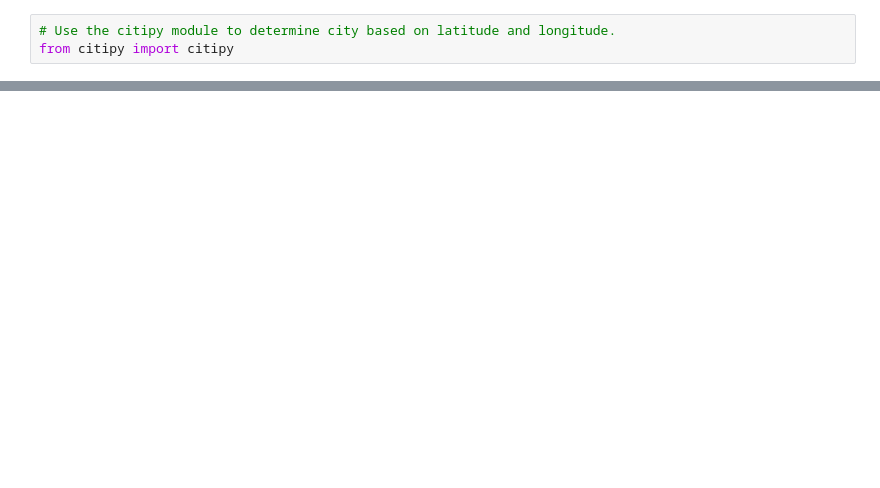
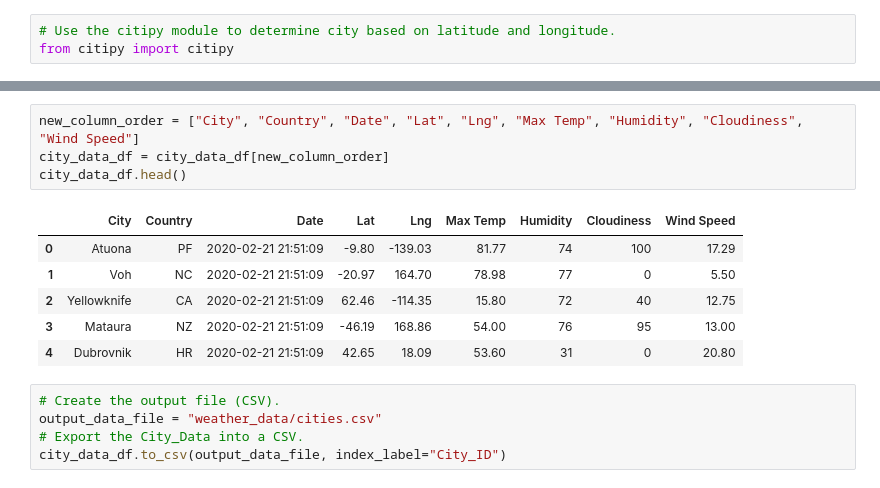
Before and after one commit to Al-Huneidi/World_Weather_Analysis, a Jupyter notebook: WeatherPy.ipynb, the cells around one changed output, grey strips where cells are left out. Saved outputs shown, nothing was run; the diff lists cells and outputs as text; blank space fills up the shorter version.

```diff
--- a/WeatherPy.ipynb
+++ b/WeatherPy.ipynb
@@ -49,0 +167,16 @@ len(cities)
+# %%
+new_column_order = ["City", "Country", "Date", "Lat", "Lng", "Max Temp", "Humidity", "Cloudiness", "Wind Speed"]
+city_data_df = city_data_df[new_column_order]
+city_data_df.head()
+# %% [output]
+|  | City | Country | Date | Lat | Lng | Max Temp | Humidity | Cloudiness | Wind Speed |
+| 0 | Atuona | PF | 2020-02-21 21:51:09 | -9.80 | -139.03 | 81.77 | 74 | 100 | 17.29 |
+| 1 | Voh | NC | 2020-02-21 21:51:09 | -20.97 | 164.70 | 78.98 | 77 | 0 | 5.50 |
+| 2 | Yellowknife | CA | 2020-02-21 21:51:09 | 62.46 | -114.35 | 15.80 | 72 | 40 | 12.75 |
+| 3 | Mataura | NZ | 2020-02-21 21:51:09 | -46.19 | 168.86 | 54.00 | 76 | 95 | 13.00 |
+| 4 | Dubrovnik | HR | 2020-02-21 21:51:09 | 42.65 | 18.09 | 53.60 | 31 | 0 | 20.80 |
+# %%
+# Create the output file (CSV).
+output_data_file = "weather_data/cities.csv"
+# Export the City_Data into a CSV.
+city_data_df.to_csv(output_data_file, index_label="City_ID")
```
Also changed, not shown: parts of 13 cells of this notebook.
